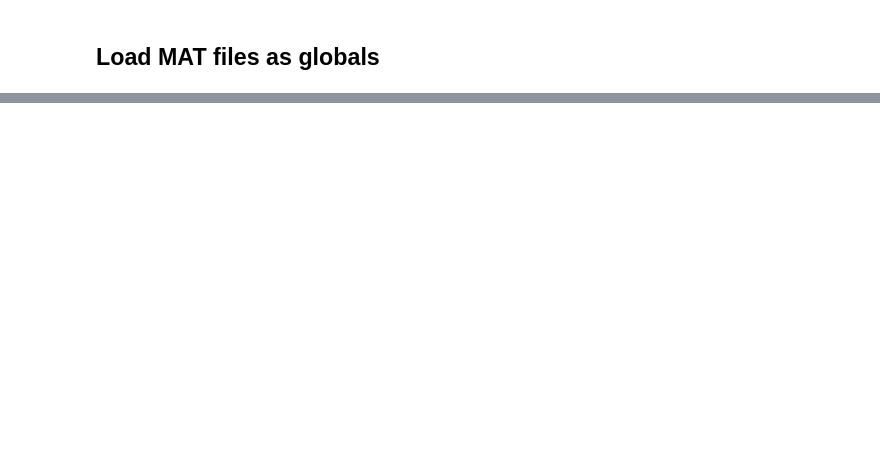
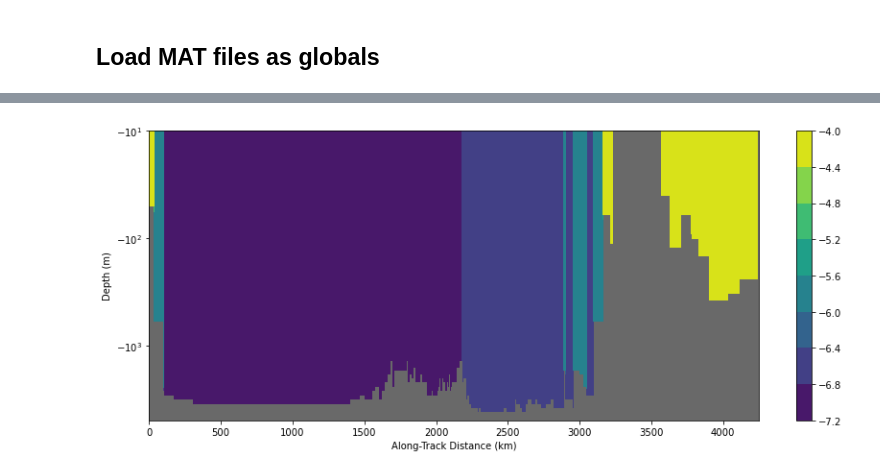
Before and after one commit to joshlerner/arcticMix, a Jupyter notebook: mitGCM/kappa_BG/TestSuite.ipynb, the cells around one changed output, grey strips where cells are left out. Drawn from its saved outputs; the diff is of its cells as text; code cells hidden in the pictures; blank space fills up the shorter version.

```diff
--- a/mitGCM/kappa_BG/TestSuite.ipynb
+++ b/mitGCM/kappa_BG/TestSuite.ipynb
@@ -228,0 +351,4 @@ maps = visualize_maps(KappaBG, show=True)
+# %%
+ct = canbarTransect.visualize_transect(Kappa_REG)
+# %% [output]
+[figure, added]
```
Also changed, not shown: parts of 8 cells of this notebook, 1 other file.
